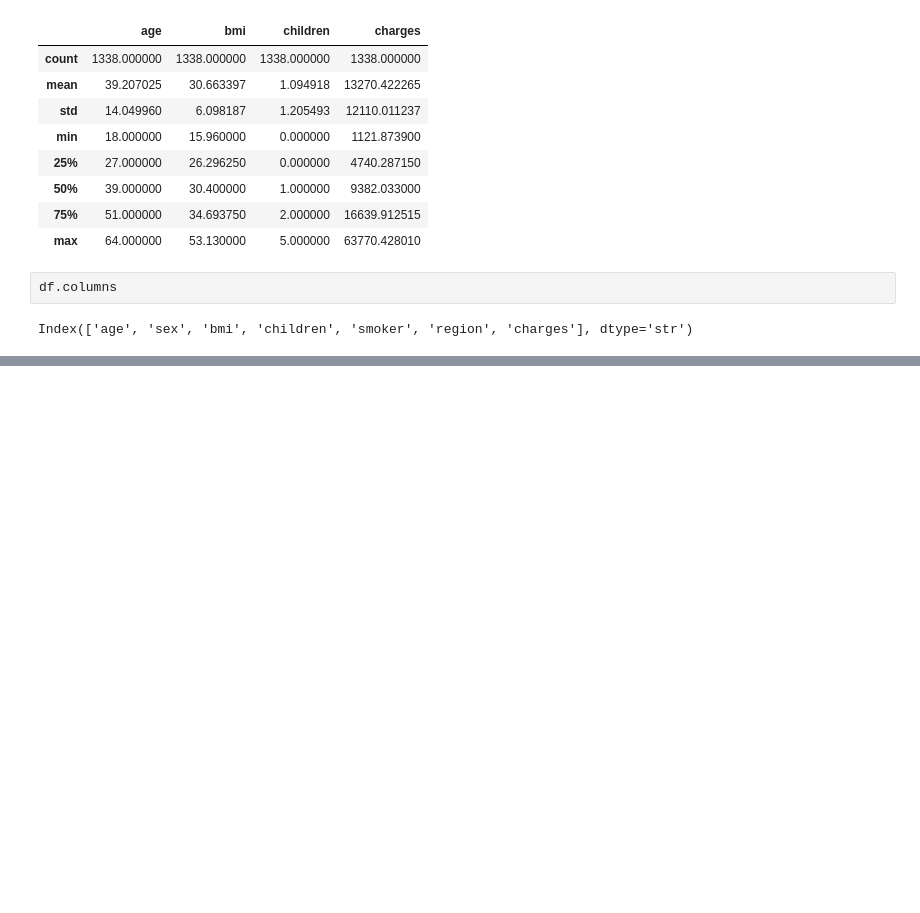
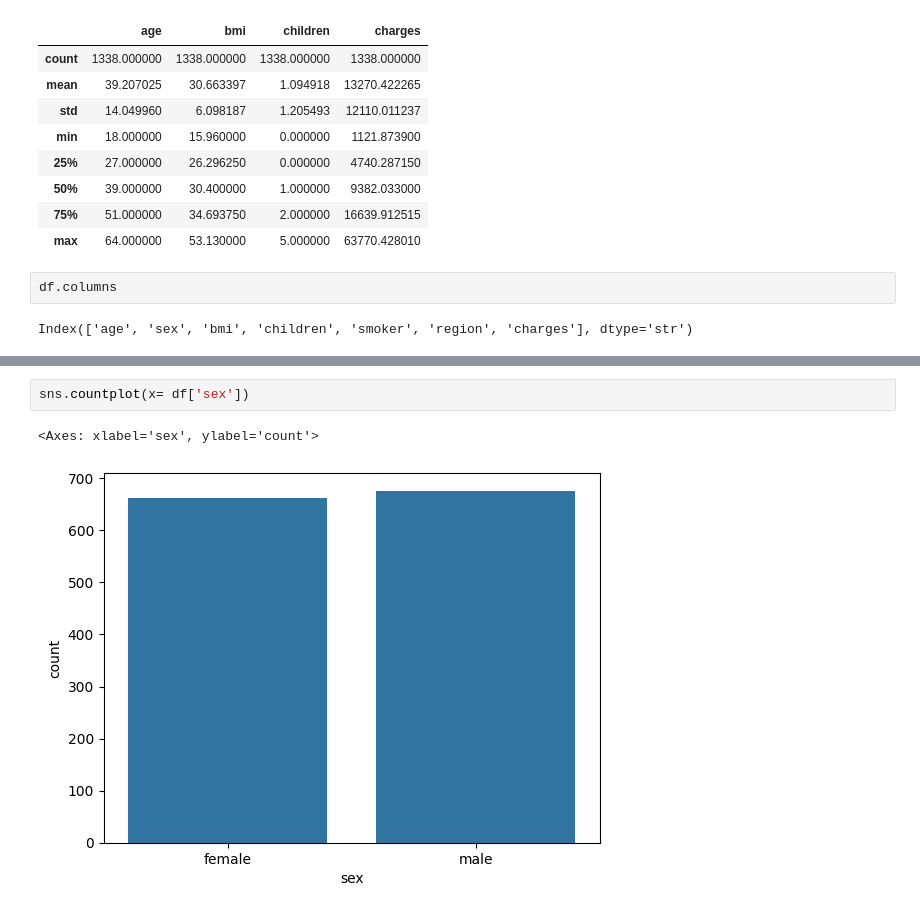
Before and after one commit to gyr0byte/ML-Foundations, a Jupyter notebook: Foundation For ML/1_foundation_project.ipynb, the cells around one changed output, grey strips where cells are left out. Cells and saved outputs as stored; diff of their text form; blank space fills up the shorter version.

```diff
--- a/Foundation For ML/1_foundation_project.ipynb
+++ b/Foundation For ML/1_foundation_project.ipynb
@@ -79,0 +85,5 @@ for col in numeric_columns:
+# %%
+sns.countplot(x= df['sex'])
+# %% [output]
+<Axes: xlabel='sex', ylabel='count'>
+[figure, added]
```
Also changed, not shown: parts of 3 cells of this notebook.
